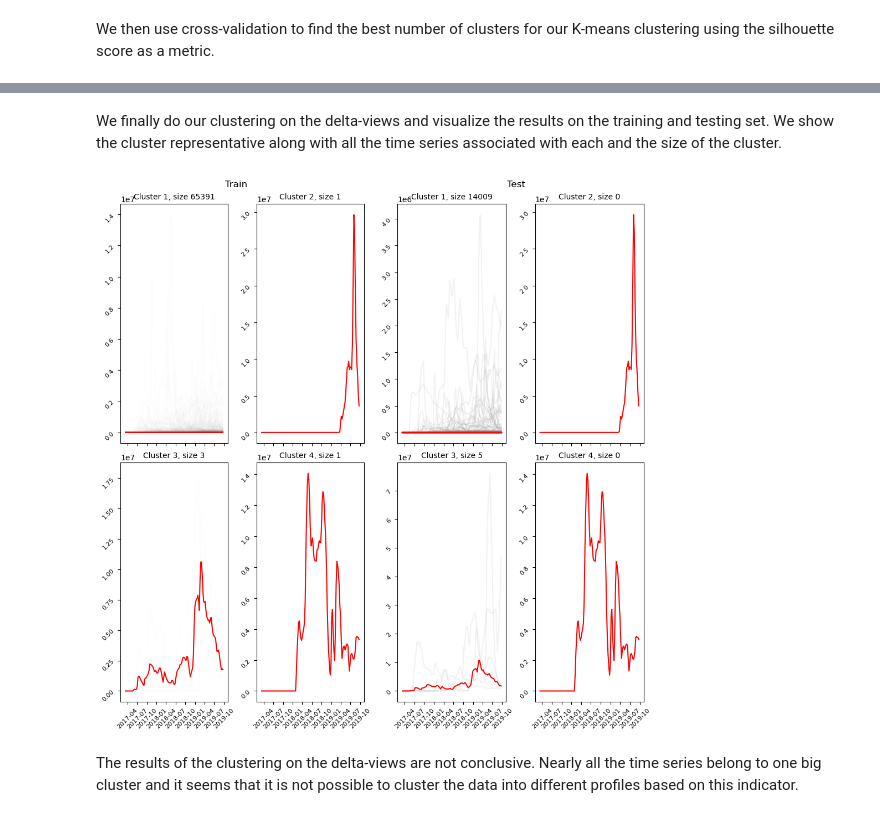
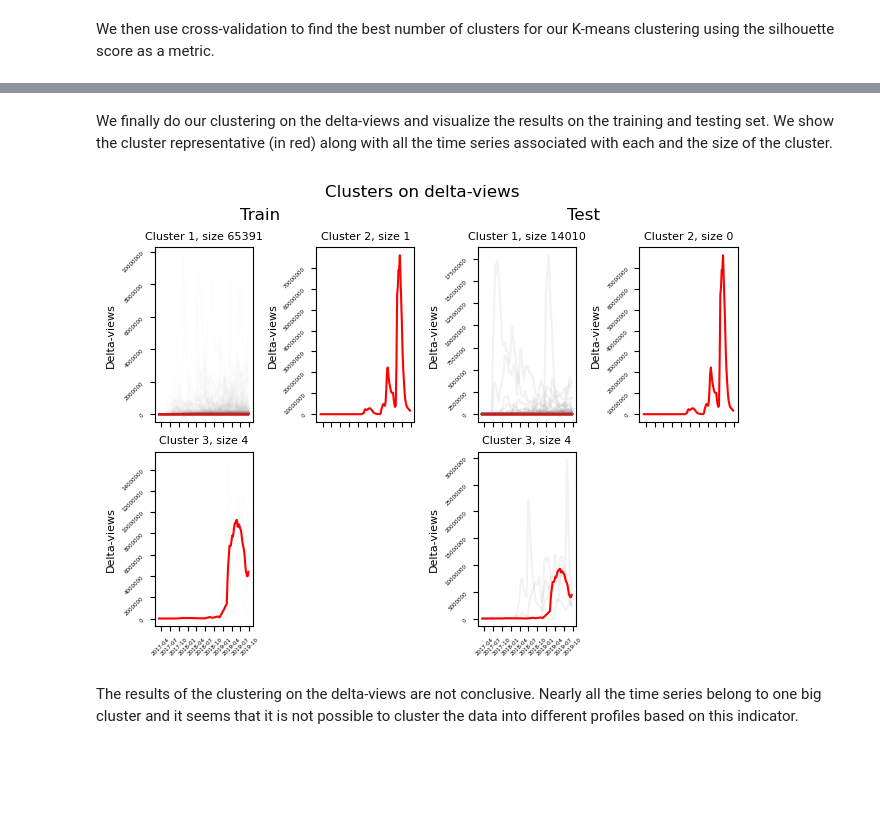
Before and after one commit to epfl-ada/ada-2022-project-pinacolada, a Jupyter notebook: notebook.ipynb, the cells around one changed output, grey strips where cells are left out. Cells and saved outputs as stored; diff of their text form; code cells hidden in the pictures; blank space fills up the shorter version.

Commit message:
Final clustering+forecasting

```diff
--- a/notebook.ipynb
+++ b/notebook.ipynb
@@ -687,9 +692,11 @@ cross_validation(10,"km")
 # %% [markdown]
-We finally do our clustering on the delta-views and visualize the results on the training and testing set. We show the cluster representative along with all the time series associated with each and the size of the cluster.
+We finally do our clustering on the delta-views and visualize the results on the training and testing set. We show the cluster representative (in red) along with all the time series associated with each and the size of the cluster.
 # %%
-def km_show_clusters_with_series(train_labelled,test_labelled,clusterer,WIDTH=2):
+def km_show_clusters_with_series(train_labelled,test_labelled,clusterer,title_indicator,WIDTH=2):
 
-    fig = plt.figure(constrained_layout=True,figsize=(10,10))
+    fig = plt.figure(constrained_layout=True)
+
+    fig.suptitle("Clusters on "+title_indicator)
 
     subfigs = fig.subfigures(1, 2)
 
@@ -705,8 +712,10 @@ def km_show_clusters_with_series(train_labelled,test_labelled,clusterer,WIDTH=2)
         i = 0
         for cluster in clusterer.cluster_centers_:
             axs[i].plot(date_index,cluster,c="red")
-            axs[i].tick_params(labelrotation=45,labelsize=8)
-            axs[i].set_title("Cluster "+str(i+1)+", size "+str(cluster_sizes[i]),fontsize=10)
+            axs[i].tick_params(labelrotation=45,labelsize=4)
+            axs[i].set_title("Cluster "+str(i+1)+", size "+str(cluster_sizes[i]),fontsize=8)
+            axs[i].set_ylabel(title_indicator.capitalize(),fontsize=8)
+            axs[i].ticklabel_format(useOffset=False, style='plain', axis='y')
             i += 1
 
         subfigs[1].suptitle("Test")
@@ -720,9 +729,12 @@ def km_show_clusters_with_series(train_labelled,test_labelled,clusterer,WIDTH=2)
         i = 0
         for cluster in clusterer.cluster_centers_:
             axs[i].plot(date_index,cluster,c="red")
-            axs[i].tick_params(labelrotation=45,labelsize=8)
-            axs[i].set_title("Cluster "+str(i+1)+", size "+str(cluster_sizes[i]),fontsize=10)
+            axs[i].tick_params(labelrotation=45,labelsize=4)
+            axs[i].set_title("Cluster "+str(i+1)+", size "+str(cluster_sizes[i]),fontsize=8)
+            axs[i].set_ylabel(title_indicator.capitalize(),fontsize=8)
+            axs[i].ticklabel_format(useOffset=False, style='plain', axis='y')
             i += 1
+
     else:
         subfigs[0].suptitle("Train")
         axs = subfigs[0].subplots(math.ceil(N_CLUSTERS/WIDTH),WIDTH,sharex=True)
@@ -738,12 +750,18 @@ def km_show_clusters_with_series(train_labelled,test_labelled,clusterer,WIDTH=2)
         j = 0
         for cluster in clusterer.cluster_centers_:
             axs[(i,j)].plot(date_index,cluster,c="red")
-            axs[(i,j)].tick_params(labelrotation=45,labelsize=8)
-            axs[(i,j)].set_title("Cluster "+str(i*WIDTH+j+1)+", size "+str(cluster_sizes[i*WIDTH+j]),fontsize=10)
+            axs[(i,j)].tick_params(labelrotation=45,labelsize=4)
+            axs[(i,j)].set_title("Cluster "+str(i*WIDTH+j+1)+", size "+str(cluster_sizes[i*WIDTH+j]),fontsize=8)
+            axs[(i,j)].set_ylabel(title_indicator.capitalize(),fontsize=8)
+            axs[(i,j)].ticklabel_format(useOffset=False, style='plain', axis='y')
             j += 1
             if j >= WIDTH:
                 i += 1
                 j = 0
+
+        if N_CLUSTERS%2!=0:
+            axs.flat[-1].set_visible(False) # to remove last plot
+
 
         subfigs[1].suptitle("Test")
         axs = subfigs[1].subplots(math.ceil(N_CLUSTERS/WIDTH),WIDTH,sharex=True)
@@ -759,25 +777,32 @@ def km_show_clusters_with_series(train_labelled,test_labelled,clusterer,WIDTH=2)
         j = 0
         for cluster in clusterer.cluster_centers_:
             axs[(i,j)].plot(date_index,cluster,c="red")
-            axs[(i,j)].tick_params(labelrotation=45,labelsize=8)
-            axs[(i,j)].set_title("Cluster "+str(i*WIDTH+j+1)+", size "+str(cluster_sizes[i*WIDTH+j]),fontsize=10)
+            axs[(i,j)].tick_params(labelrotation=45,labelsize=4)
+            axs[(i,j)].set_title("Cluster "+str(i*WIDTH+j+1)+", size "+str(cluster_sizes[i*WIDTH+j]),fontsize=8)
+            axs[(i,j)].set_ylabel(title_indicator.capitalize(),fontsize=8)
+            axs[(i,j)].ticklabel_format(useOffset=False, style='plain', axis='y')
             j += 1
             if j >= WIDTH:
                 i += 1
                 j = 0
+
+        if N_CLUSTERS%2!=0:
+            axs.flat[-1].set_visible(False) # to remove last plot
+
+    fig.savefig("plots/clusters_"+title_indicator+".png")
 # %%
-N_CLUSTERS = 4
+N_CLUSTERS = 3
 km = KMeans(n_clusters=N_CLUSTERS, random_state=0).fit(train)
 
 train_labelled = list(zip(km.labels_,train))
 
 predicted = km.predict(test)
 
 test_labelled = list(zip(predicted,test))
 
-km_show_clusters_with_series(train_labelled,test_labelled,km)
+km_show_clusters_with_series(train_labelled,test_labelled,km,"delta-views")
 # %% [output]
-[figure, old version]
+[figure, new version]
 # %% [markdown]
 The results of the clustering on the delta-views are not conclusive. Nearly all the time series belong to one big cluster and it seems that it is not possible to cluster the data into different profiles based on this indicator.
 # %% [markdown]
```
Also changed, not shown: parts of 26 cells of this notebook.
